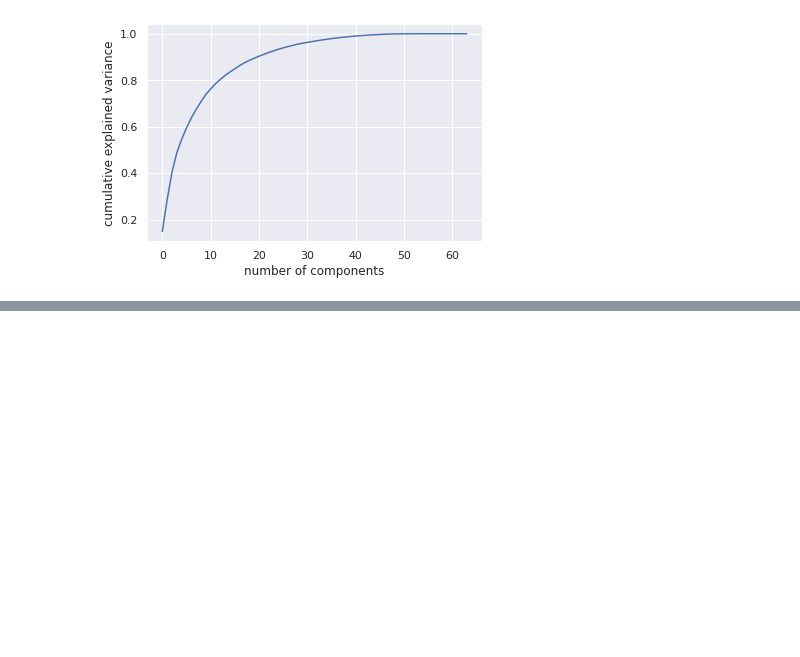
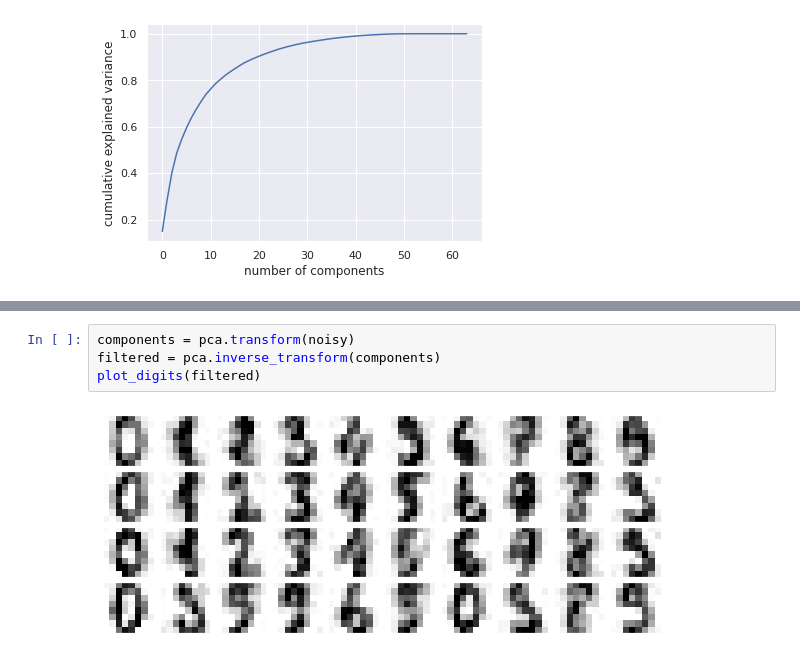
Before and after one commit to austinvanderlyn/School-Files, a Jupyter notebook: T1Chapter5MachineLearning.ipynb, the cells around one changed output, grey strips where cells are left out. Drawn from its saved outputs; the diff is of its cells as text; blank space fills up the shorter version.

```diff
--- a/T1Chapter5MachineLearning.ipynb
+++ b/T1Chapter5MachineLearning.ipynb
@@ -915,0 +939,6 @@ Text(0, 0.5, 'cumulative explained variance')
+# %%
+components = pca.transform(noisy)
+filtered = pca.inverse_transform(components)
+plot_digits(filtered)
+# %% [output]
+[figure, added]
```
Also changed, not shown: parts of 3 cells of this notebook.
